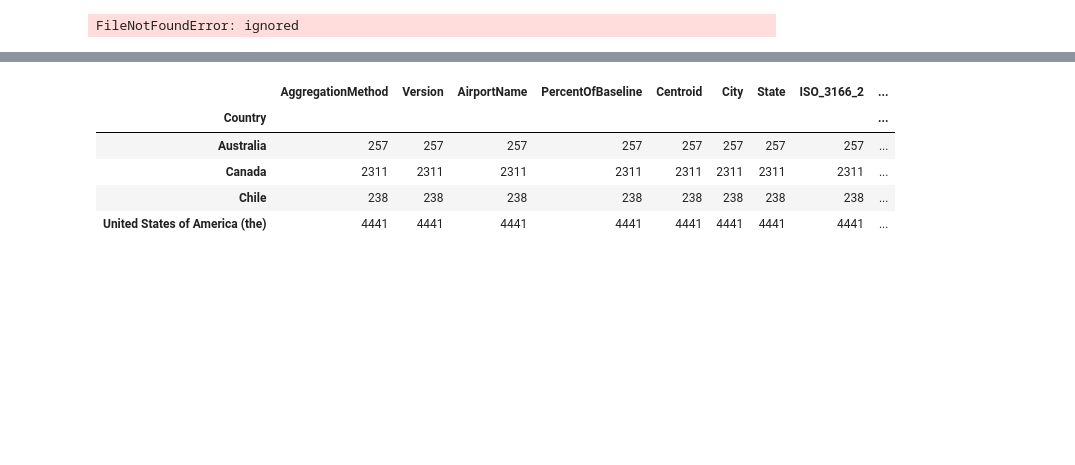
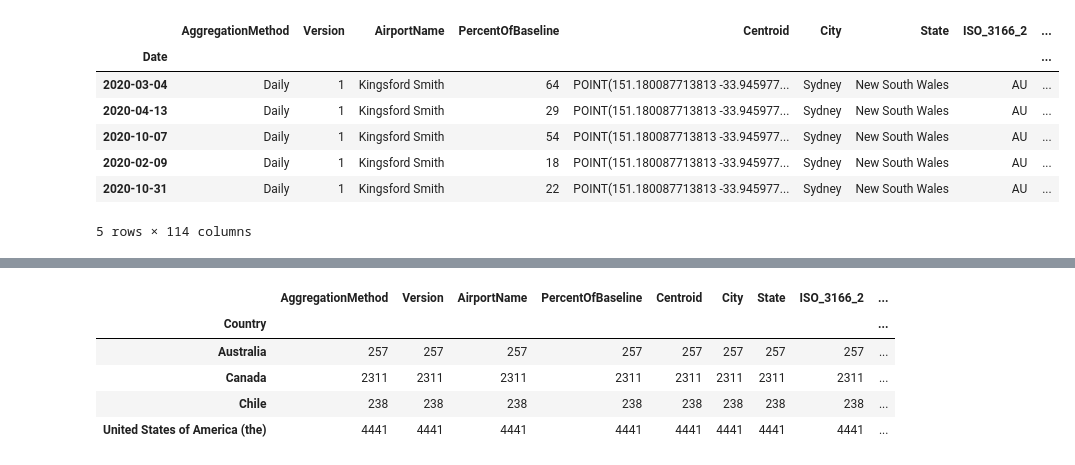
Before and after one commit to tiaherdi/Traffic-Sign-5, a Jupyter notebook: Visualisasi.ipynb, the cells around one changed output, grey strips where cells are left out. Saved outputs shown, nothing was run; the diff lists cells and outputs as text; code cells hidden in the pictures; blank space fills up the shorter version.

```diff
--- a/Visualisasi.ipynb
+++ b/Visualisasi.ipynb
@@ -28,10 +28,17 @@ Mounted at /content/drive
 # %%
 #ubah pathnya sesuai lokasi dataset
 #ubah pathnya sesuai lokasi dataset
-dataset=pd.read_csv('covid_impact_on_airport_traffic.csv',index_col="Date",parse_dates=True)
+dataset=pd.read_csv('/content/drive/MyDrive/covid_impact_on_airport_traffic.csv',index_col="Date",parse_dates=True)
 dataset.head()
 # %% [output]
+|  | AggregationMethod | Version | AirportName | PercentOfBaseline | Centroid | City | State | ISO_3166_2 | ... |
+| Date |  |  |  |  |  |  |  |  | ... |
+| 2020-03-04 | Daily | 1 | Kingsford Smith | 64 | POINT(151.180087713813 -33.945977... | Sydney | New South Wales | AU | ... |
+| 2020-04-13 | Daily | 1 | Kingsford Smith | 29 | POINT(151.180087713813 -33.945977... | Sydney | New South Wales | AU | ... |
+| 2020-10-07 | Daily | 1 | Kingsford Smith | 54 | POINT(151.180087713813 -33.945977... | Sydney | New South Wales | AU | ... |
+| 2020-02-09 | Daily | 1 | Kingsford Smith | 18 | POINT(151.180087713813 -33.945977... | Sydney | New South Wales | AU | ... |
+| 2020-10-31 | Daily | 1 | Kingsford Smith | 22 | POINT(151.180087713813 -33.945977... | Sydney | New South Wales | AU | ... |
-FileNotFoundError: ignored
+5 rows × 114 columns
 # %%
 data = dataset.sort_values(by="Date")
 data.head()
```
Also changed, not shown: parts of 2 cells of this notebook.
